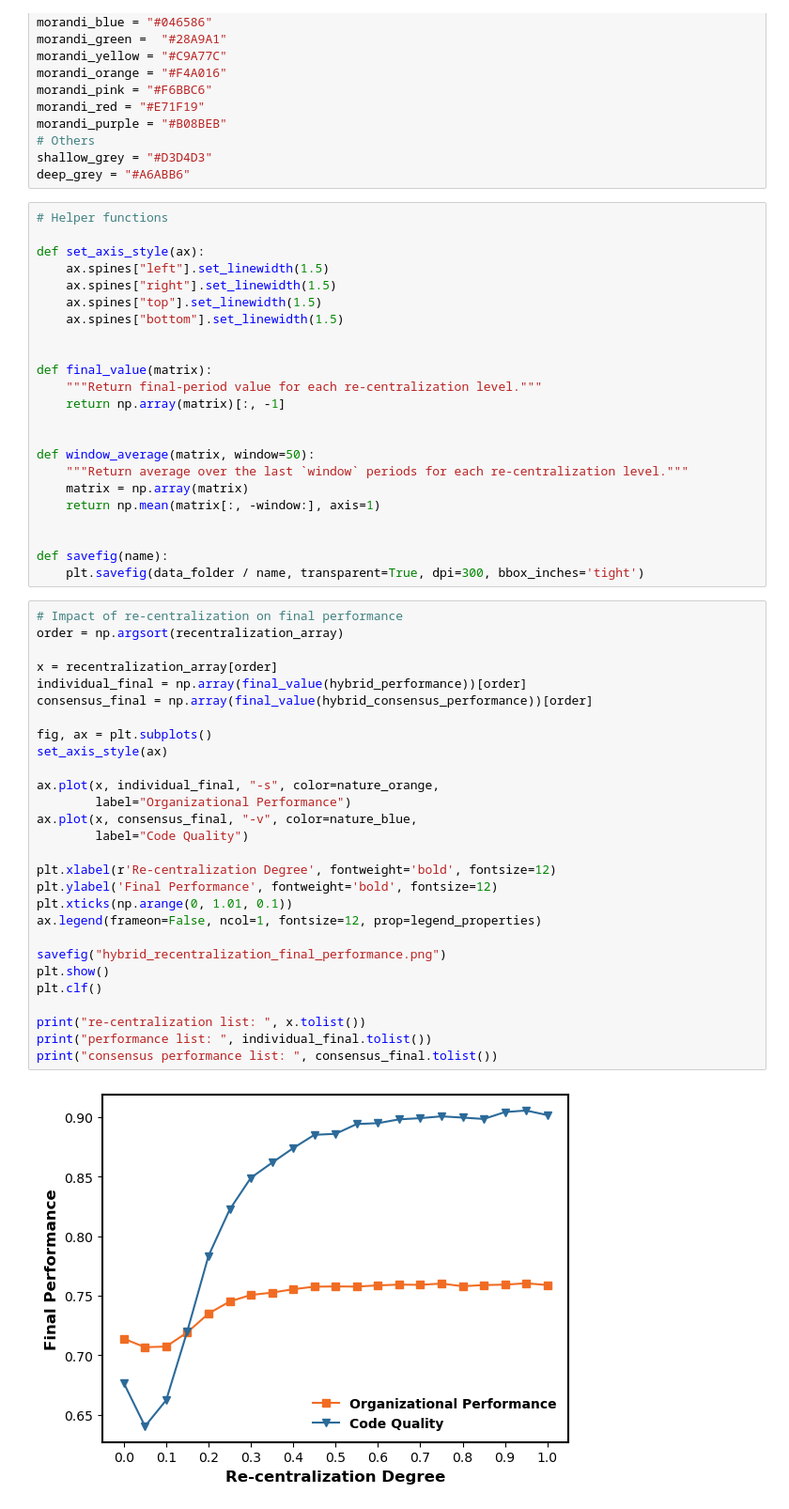
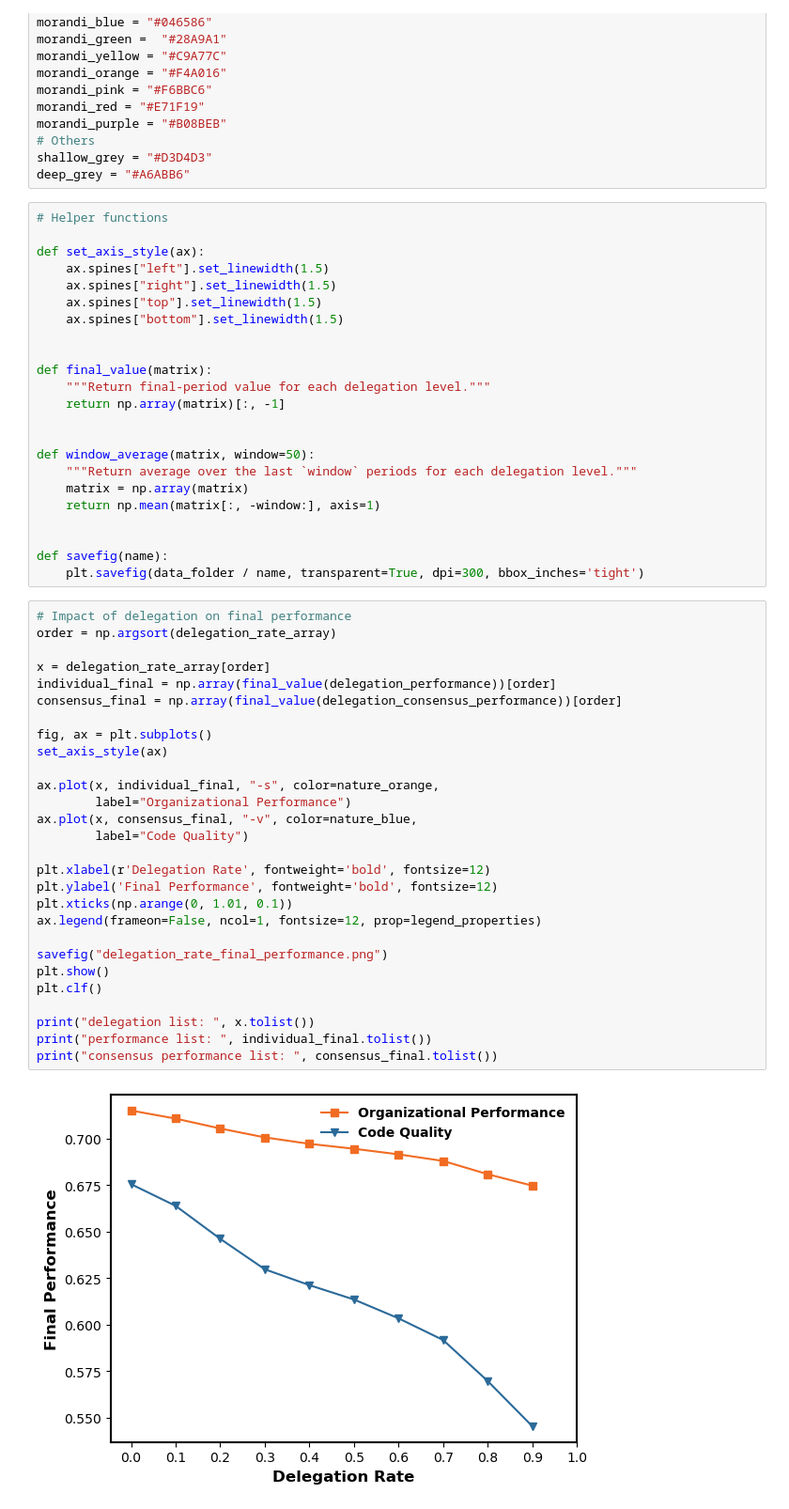
Before and after one commit to GrandJune/DAOs, a Jupyter notebook: V4/Delegation/delegation_evaluator.ipynb, the cells around one changed output. Shown at 94% size. Saved outputs shown, nothing was run; the diff lists cells and outputs as text.

```diff
--- a/V4/Delegation/delegation_evaluator.ipynb
+++ b/V4/Delegation/delegation_evaluator.ipynb
@@ -97,12 +75,12 @@ def set_axis_style(ax):
 
 
 def final_value(matrix):
-    """Return final-period value for each re-centralization level."""
+    """Return final-period value for each delegation level."""
     return np.array(matrix)[:, -1]
 
 
 def window_average(matrix, window=50):
-    """Return average over the last `window` periods for each re-centralization level."""
+    """Return average over the last `window` periods for each delegation level."""
     matrix = np.array(matrix)
     return np.mean(matrix[:, -window:], axis=1)
 
@@ -110,32 +88,32 @@ def window_average(matrix, window=50):
 def savefig(name):
     plt.savefig(data_folder / name, transparent=True, dpi=300, bbox_inches='tight')
 # %%
-# Impact of re-centralization on final performance
-order = np.argsort(recentralization_array)
+# Impact of delegation on final performance
+order = np.argsort(delegation_rate_array)
 
-x = recentralization_array[order]
-individual_final = np.array(final_value(hybrid_performance))[order]
-consensus_final = np.array(final_value(hybrid_consensus_performance))[order]
+x = delegation_rate_array[order]
+individual_final = np.array(final_value(delegation_performance))[order]
+consensus_final = np.array(final_value(delegation_consensus_performance))[order]
 
 fig, ax = plt.subplots()
 set_axis_style(ax)
 
 ax.plot(x, individual_final, "-s", color=nature_orange,
         label="Organizational Performance")
 ax.plot(x, consensus_final, "-v", color=nature_blue,
         label="Code Quality")
 
-plt.xlabel(r'Re-centralization Degree', fontweight='bold', fontsize=12)
+plt.xlabel(r'Delegation Rate', fontweight='bold', fontsize=12)
 plt.ylabel('Final Performance', fontweight='bold', fontsize=12)
 plt.xticks(np.arange(0, 1.01, 0.1))
 ax.legend(frameon=False, ncol=1, fontsize=12, prop=legend_properties)
 
-savefig("hybrid_recentralization_final_performance.png")
+savefig("delegation_rate_final_performance.png")
 plt.show()
 plt.clf()
 
-print("re-centralization list: ", x.tolist())
+print("delegation list: ", x.tolist())
 print("performance list: ", individual_final.tolist())
 print("consensus performance list: ", consensus_final.tolist())
 # %% [output]
-[figure, old version]
+[figure, new version]
```
Also changed, not shown: parts of 10 cells of this notebook, 1 other file.
